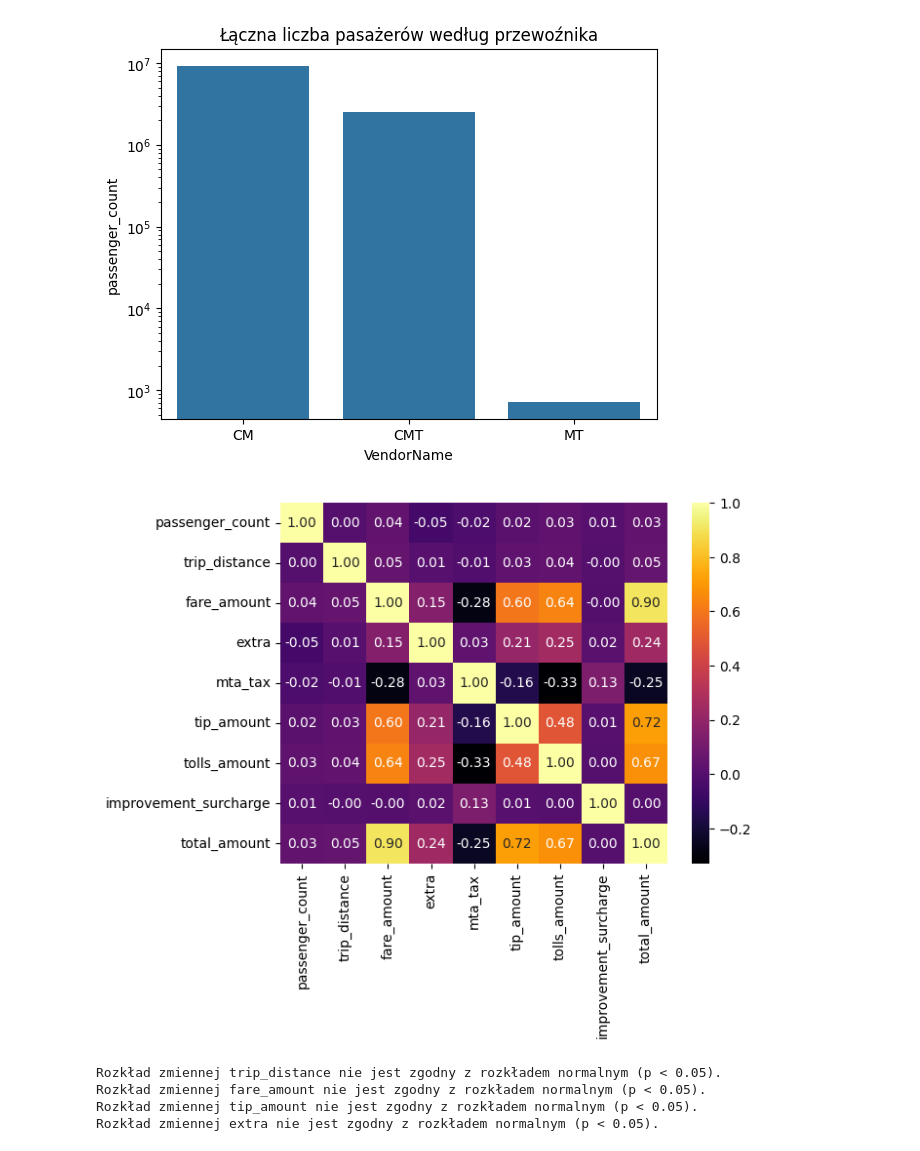
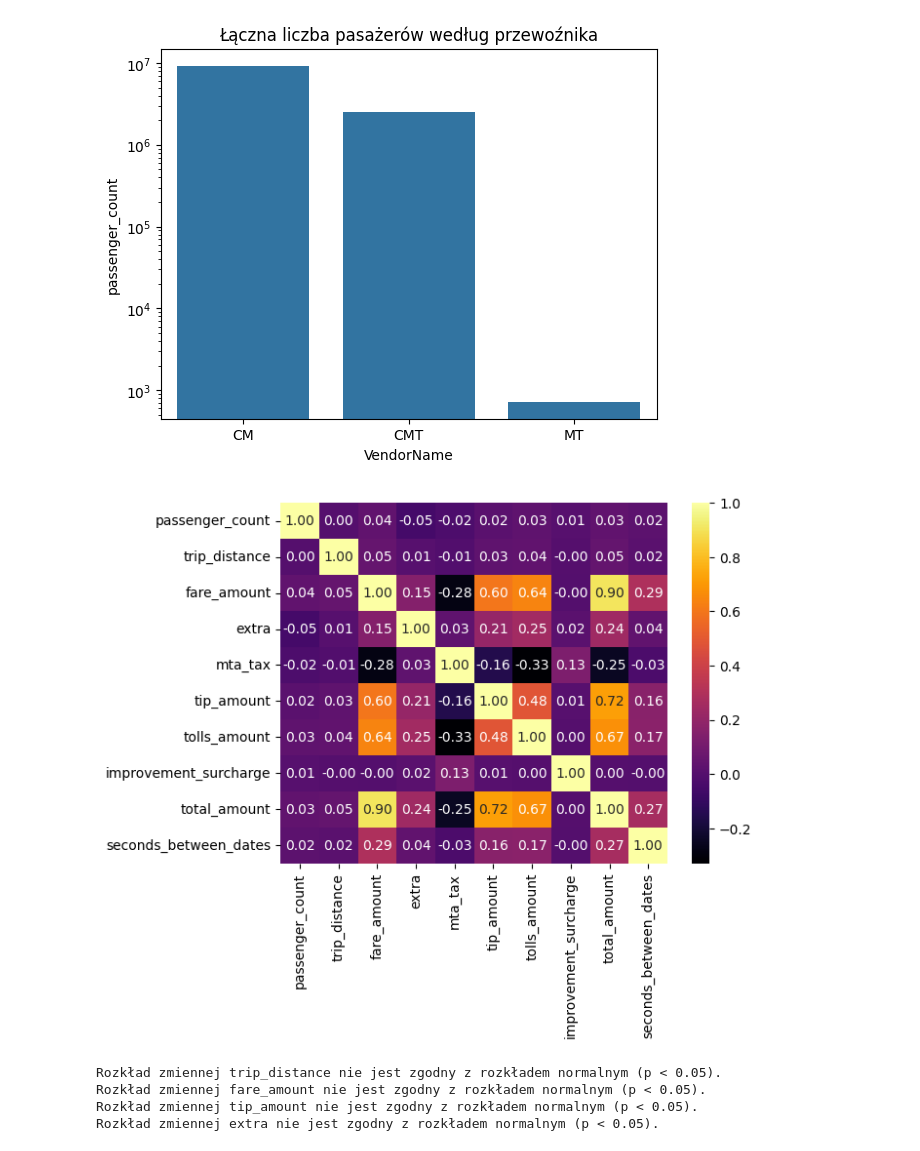
Before and after one commit to piotrkoz00/ds360-task-pmk, a Jupyter notebook: PMK_analiza_NYC.ipynb, the cells around one changed output. Saved outputs shown, nothing was run; the diff lists cells and outputs as text; code cells hidden in the pictures.

```diff
--- a/PMK_analiza_NYC.ipynb
+++ b/PMK_analiza_NYC.ipynb
@@ -83,8 +82,7 @@ Data columns (total 20 columns):
 dtypes: datetime64[us](2), float64(12), int32(3), int64(1), object(2)
 memory usage: 1.3+ GB
 # %%
-numeric_col_list = [col for col in df.columns if col not in ['VendorID', 'RatecodeID', 'store_and_fwd_flag', 'PULocationID', 'DOLocationID',
-                                                             'payment_type']]
+numeric_col_list = df.select_dtypes(include='number').columns.tolist()
 # %%
 # Wyświetlenie podstawowych statystyk opisowych zbioru danych
 df.loc[:, numeric_col_list].describe()
@@ -404,3 +402,7 @@ dtype: int64
 df.to_csv('nyc_yellow_taxi_clean.csv', index=False)
 # %% [markdown]
 #### Wykresy wizualizujące dane
+# %%
+df['pickup_date'] = pd.to_datetime(df['tpep_pickup_datetime']).dt.date
+mask = (df['pickup_date'] >= pd.to_datetime('2024-01-01').date()) & (df['pickup_date'] <= pd.to_datetime('2024-03-31').date())
+df_filtered = df.loc[mask]
@@ -421,8 +428,11 @@ pu.barplot(passenger_sum, x='VendorName', y='passenger_count', title='Łączna l
 # %% [output]
 [figure]
 # %%
-corr_matrix = df[numeric_col_list].corr(numeric_only=True)
+excluded_keywords = ['pickup', 'dropoff', 'ID', 'payment']
+corr_col_list = [col for col in df.columns
+                 if not any(keyword.lower() in col.lower() for keyword in excluded_keywords)]
+corr_matrix = df[corr_col_list].corr(numeric_only=True)
 pu.corr_heatmap(corr_matrix)
 # %% [output]
-[figure, old version]
+[figure, new version]
 # %%
```
Also changed, not shown: parts of 12 cells of this notebook, 2 other files.
